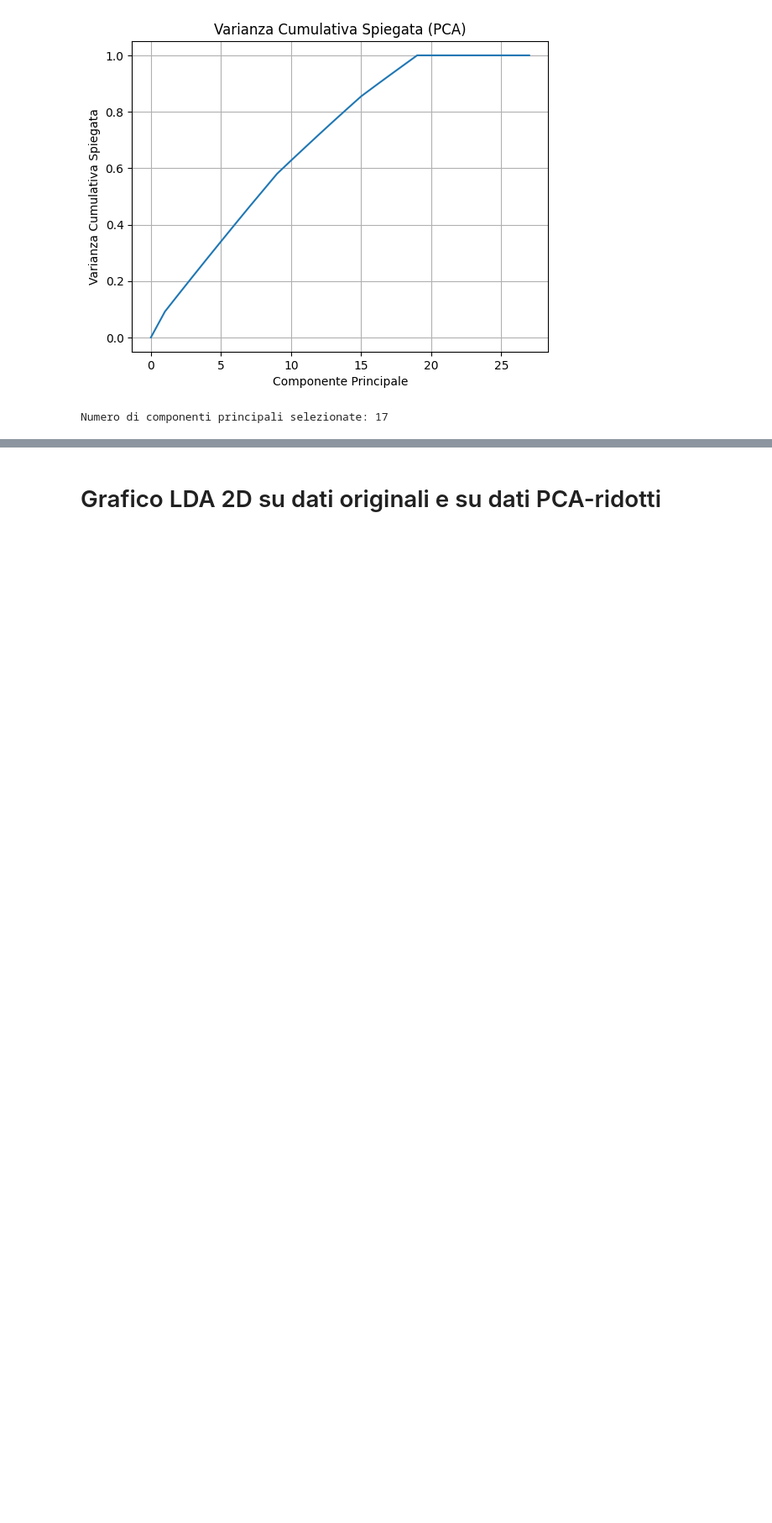
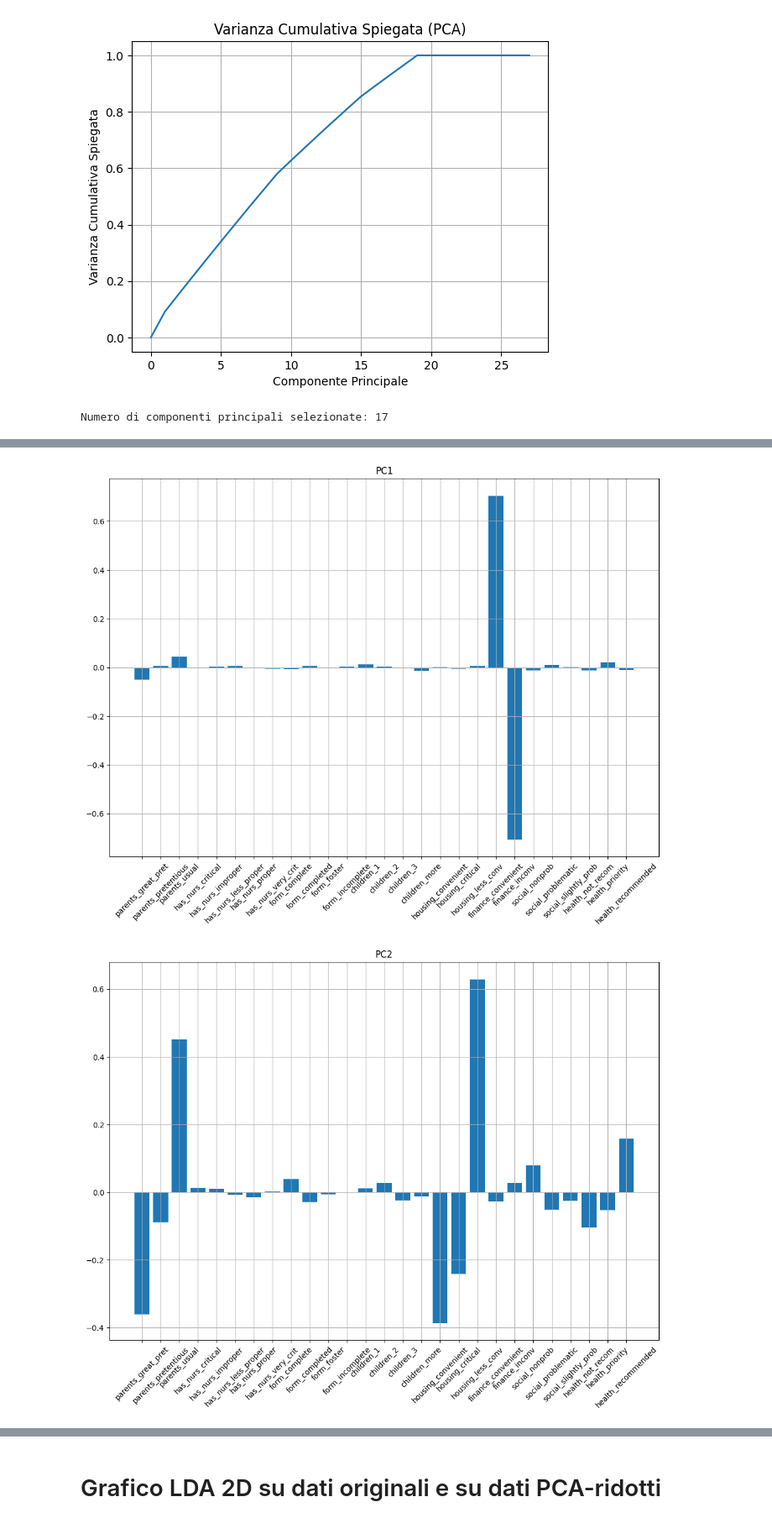
Before and after one commit to AlessioGiay/Progetto_MateIA, a Jupyter notebook: Progetto.ipynb, the cells around one changed output, grey strips where cells are left out. Shown at 84% size. Cells and saved outputs as stored; diff of their text form; code cells hidden in the pictures; blank space fills up the shorter version.

```diff
--- a/Progetto.ipynb
+++ b/Progetto.ipynb
@@ -175,0 +261,30 @@ Numero di componenti principali selezionate: 17
+# %%
+plt.figure(figsize = (13,9))
+plt.bar(np.arange(len(pca.components_[0])), pca.components_[0,:])
+plt.xticks(ticks = np.arange(len(pca.components_[0])),
+           labels = nursery_dataframe.columns.to_list()[1:],
+           rotation = 45)
+plt.title("PC1")
+plt.grid()
+plt.show()
+
+plt.figure(figsize = (13,9))
+plt.bar(np.arange(len(pca.components_[0])), pca.components_[1,:])
+plt.xticks(ticks = np.arange(len(pca.components_[0])),
+           labels = nursery_dataframe.columns.to_list()[1:],
+           rotation = 45)
+plt.title("PC2")
+plt.grid()
+plt.show()
+
+plt.figure(figsize = (13,9))
+plt.bar(np.arange(len(pca.components_[0])), pca.components_[2,:])
+plt.xticks(ticks = np.arange(len(pca.components_[0])),
+           labels = nursery_dataframe.columns.to_list()[1:],
+           rotation = 45)
+plt.title("PC3")
+plt.grid()
+plt.show()
+# %% [output]
+[figure, added]
+[figure, added]
```
Also changed, not shown: parts of 16 cells of this notebook.
